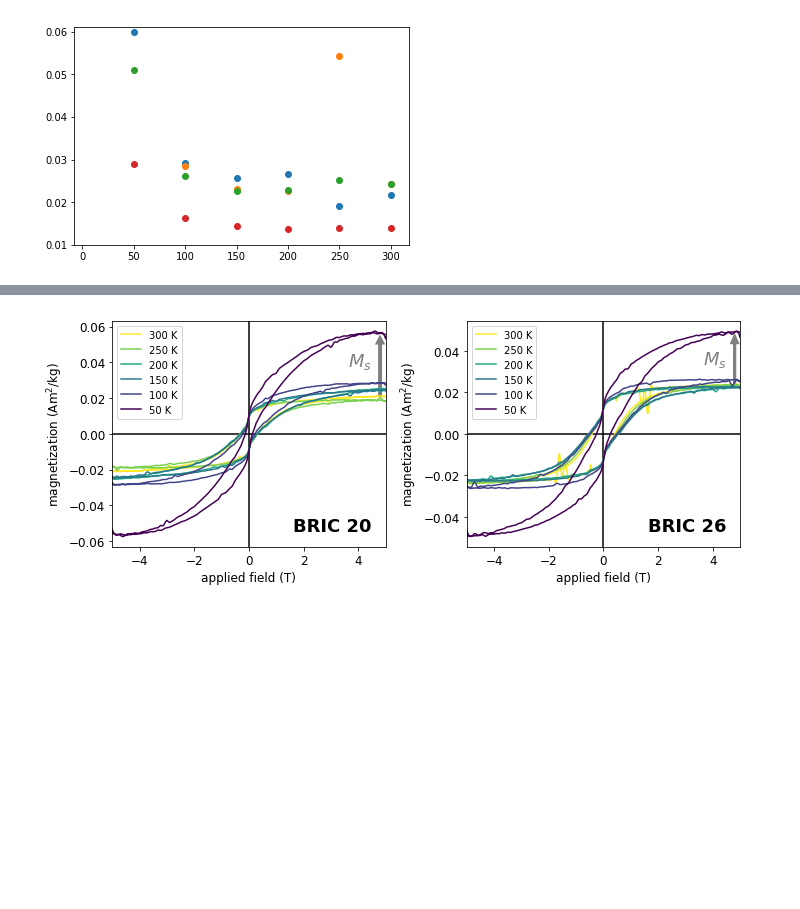
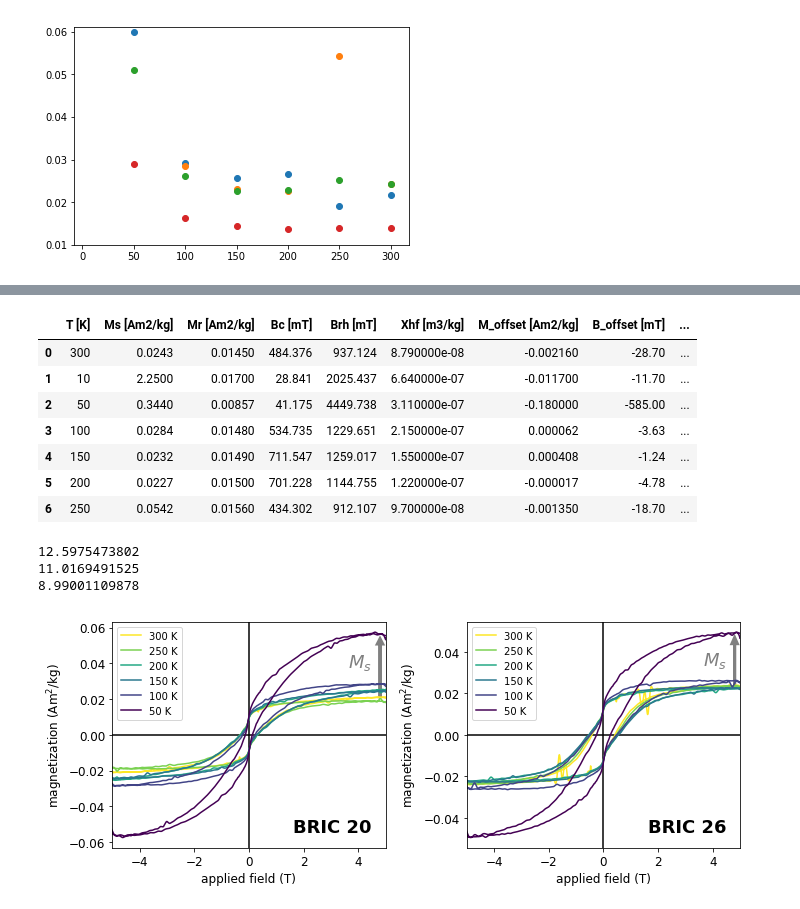
Before and after one commit to Swanson-Hysell-Group/2018_Red_Bed_Intraclasts, a Jupyter notebook: Data/low_temperature_hyst/low_temp_hyst_plots.ipynb, the cells around one changed output, grey strips where cells are left out. Saved outputs shown, nothing was run; the diff lists cells and outputs as text; code cells hidden in the pictures; blank space fills up the shorter version.

```diff
--- a/Data/low_temperature_hyst/low_temp_hyst_plots.ipynb
+++ b/Data/low_temperature_hyst/low_temp_hyst_plots.ipynb
@@ -167,3 +169,25 @@ plt.ylim(0.01,0.061)
+# %%
+BRIC_22_lowt_loops_summary
+# %% [output]
+|  | T [K] | Ms [Am2/kg] | Mr [Am2/kg] | Bc [mT] | Brh [mT] | Xhf [m3/kg] | M_offset [Am2/kg] | B_offset [mT] | ... |
+| 0 | 300 | 0.0243 | 0.01450 | 484.376 | 937.124 | 8.790000e-08 | -0.002160 | -28.70 | ... |
+| 1 | 10 | 2.2500 | 0.01700 | 28.841 | 2025.437 | 6.640000e-07 | -0.011700 | -11.70 | ... |
+| 2 | 50 | 0.3440 | 0.00857 | 41.175 | 4449.738 | 3.110000e-07 | -0.180000 | -585.00 | ... |
+| 3 | 100 | 0.0284 | 0.01480 | 534.735 | 1229.651 | 2.150000e-07 | 0.000062 | -3.63 | ... |
+| 4 | 150 | 0.0232 | 0.01490 | 711.547 | 1259.017 | 1.550000e-07 | 0.000408 | -1.24 | ... |
+| 5 | 200 | 0.0227 | 0.01500 | 701.228 | 1144.755 | 1.220000e-07 | -0.000017 | -4.78 | ... |
+| 6 | 250 | 0.0542 | 0.01560 | 434.302 | 912.107 | 9.700000e-08 | -0.001350 | -18.70 | ... |
+# %%
+BRIC_20_300_50_percent_increase = ((BRIC_20_lowt_loops_summary['Mr [Am2/kg]'][2]-BRIC_20_lowt_loops_summary['Mr [Am2/kg]'][0])/BRIC_20_lowt_loops_summary['Mr [Am2/kg]'][0])*100
+print(BRIC_20_300_50_percent_increase)
+BRIC_26_300_50_percent_increase = ((BRIC_26_lowt_loops_summary['Mr [Am2/kg]'][2]-BRIC_26_lowt_loops_summary['Mr [Am2/kg]'][0])/BRIC_26_lowt_loops_summary['Mr [Am2/kg]'][0])*100
+print(BRIC_26_300_50_percent_increase)
+BRIC_31_300_50_percent_increase = ((BRIC_31_lowt_loops_summary['Mr [Am2/kg]'][2]-BRIC_31_lowt_loops_summary['Mr [Am2/kg]'][0])/BRIC_31_lowt_loops_summary['Mr [Am2/kg]'][0])*100
+print(BRIC_31_300_50_percent_increase)
+# %% [output]
+12.5975473802
+11.0169491525
+8.99001109878
 # %%
 plt.figure(figsize=(10,4))
 
```
Also changed, not shown: parts of 5 cells of this notebook, 2 other files.
